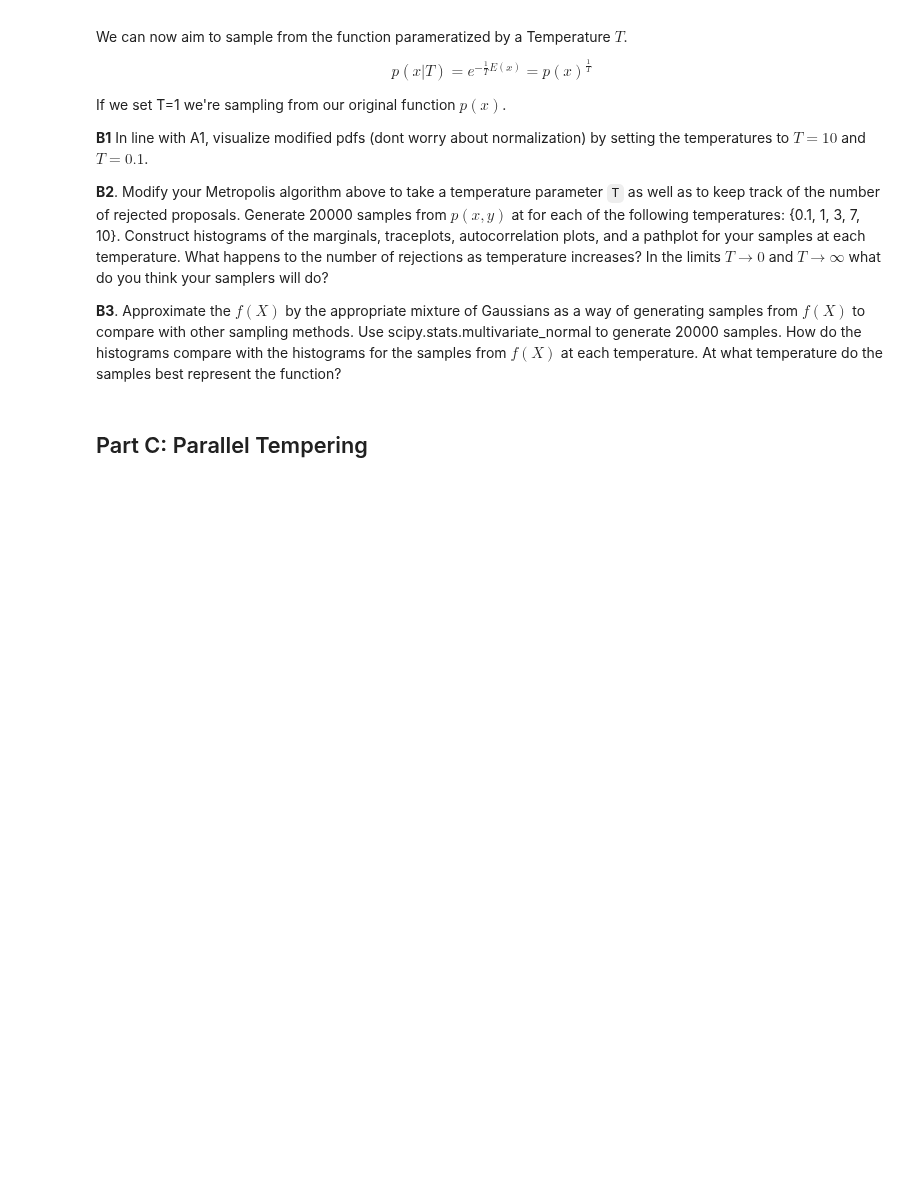
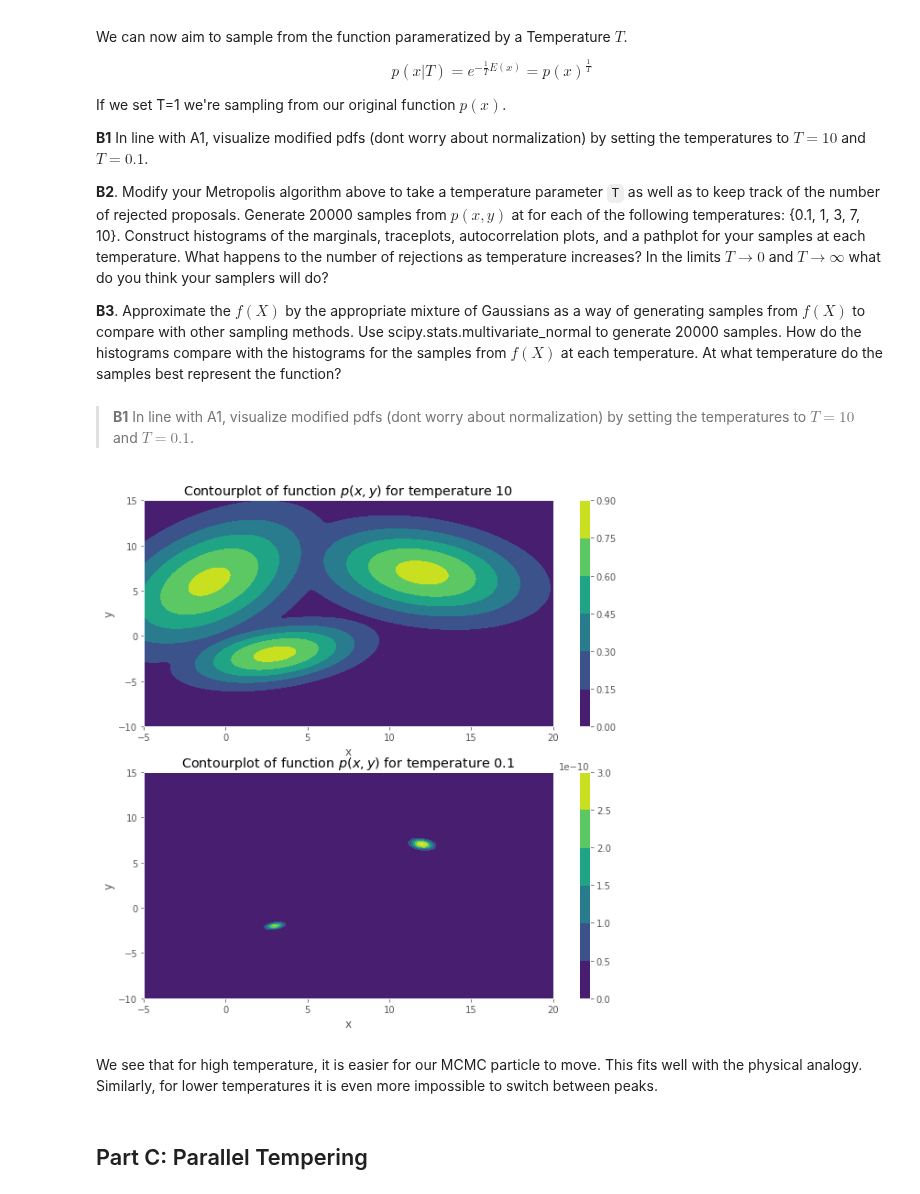
Before and after one commit to NOllAl/AM207HW, a Jupyter notebook: am207_final_2018fall/2018fall_final.ipynb, the cells around one changed output. Saved outputs shown, nothing was run; the diff lists cells and outputs as text; code cells hidden in the pictures; blank space fills up the shorter version.

```diff
--- a/am207_final_2018fall/2018fall_final.ipynb
+++ b/am207_final_2018fall/2018fall_final.ipynb
@@ -396,6 +396,35 @@ If we set T=1 we're sampling from our original function $p(x)$.
 **B2**. Modify your Metropolis algorithm above to take a temperature parameter `T` as well as to keep track of the number of rejected proposals.  Generate 20000 samples from $p(x, y)$ at for each of the following temperatures: {0.1, 1, 3, 7, 10}. Construct  histograms of the marginals, traceplots, autocorrelation plots, and a pathplot for your samples at each temperature.  What happens to the number of rejections as temperature increases? In the limits $T \rightarrow 0$ and $T \rightarrow \infty$ what do you think your samplers will do?
 
 **B3**. Approximate the $f(X)$ by the appropriate mixture of Gaussians as a way of generating samples from $f(X)$ to compare with other sampling methods.  Use scipy.stats.multivariate_normal to generate 20000 samples.  How do the histograms compare with the histograms for the samples from $f(X)$ at each temperature.  At what temperature do the samples best represent the function?
+# %% [markdown]
+> **B1** In line with A1, visualize modified pdfs (dont worry about normalization) by setting the temperatures to $T=10$ and $T=0.1$.
+# %%
+Ts = [10, 0.1]
+
+for i, T in enumerate(Ts):
+    plt.subplot(2, 1, i+1)
+
+    x_min, x_max, y_min, y_max = -5, 20, -10, 15
+    n = 200
+
+    xs = np.linspace(x_min, x_max, num=n)
+    ys = np.linspace(y_min, y_max, num=n)
+    XX, YY = np.meshgrid(xs, ys)
+
+    ZZ = np.zeros((n, n))
+    for i in range(n):
+        for j in range(n):
+            ZZ[i, j] = p(XX[i, j], YY[i, j]) ** (1/T)
+
+    plt.contourf(XX, YY, ZZ)
+    plt.xlabel("x")
+    plt.ylabel("y")
+    plt.title(r"Contourplot of function $p(x, y)$ for temperature {}".format(T))
+    plt.colorbar()
+# %% [output]
+[figure, added]
+# %% [markdown]
+We see that for high temperature, it is easier for our MCMC particle to move. This fits well with the physical analogy. Similarly, for lower temperatures it is even more impossible to switch between peaks.
 # %% [markdown]
 ## Part C: Parallel Tempering
 # %% [markdown]
```
